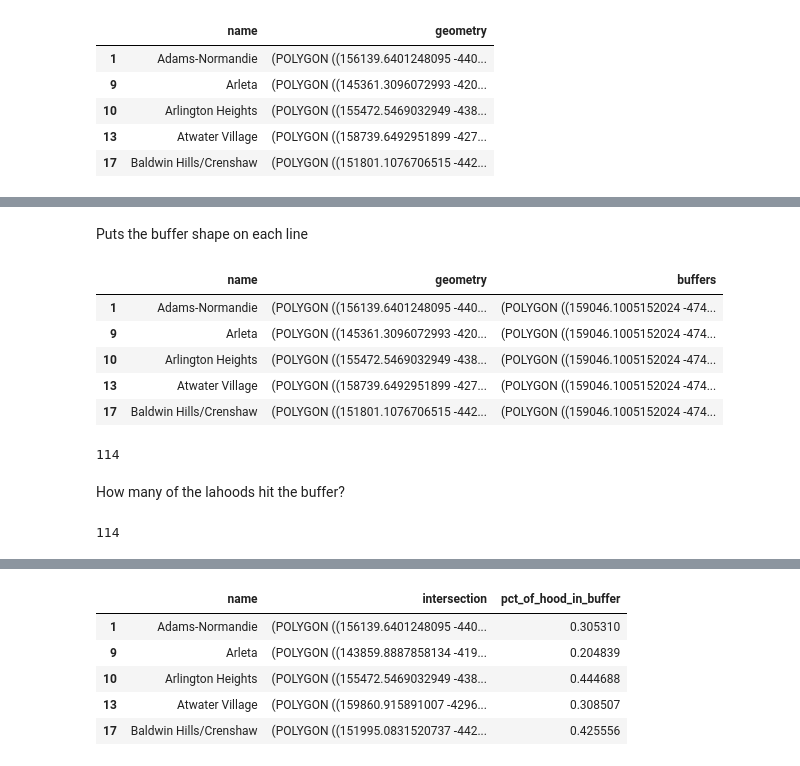
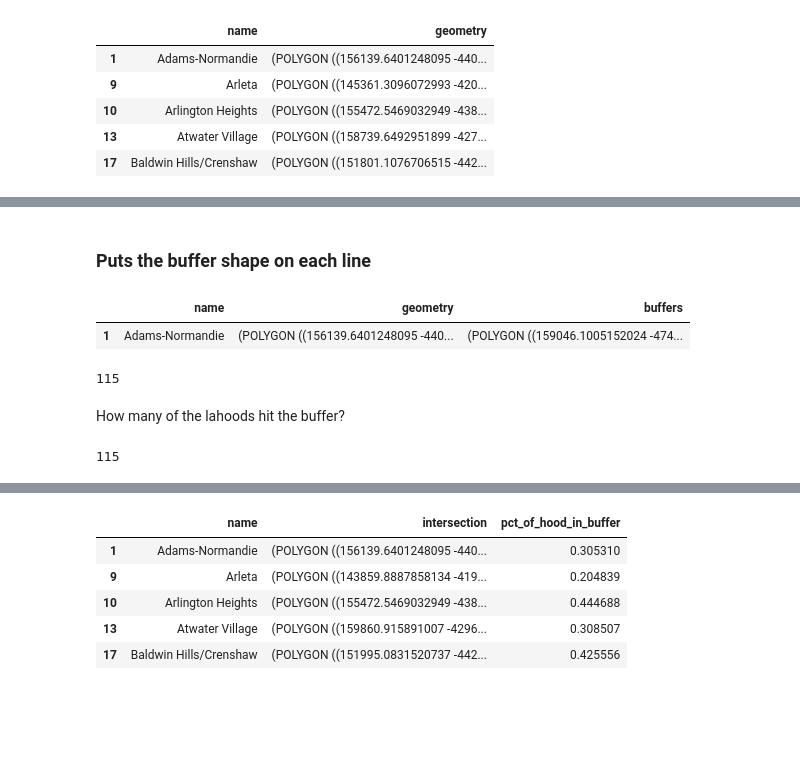
Before and after one commit to stiles/data, a Jupyter notebook: la-city-homeless-buffer-maps/la-homeless-buffers.ipynb, the cells around one changed output, grey strips where cells are left out. Saved outputs shown, nothing was run; the diff lists cells and outputs as text; code cells hidden in the pictures; blank space fills up the shorter version.

```diff
--- a/la-city-homeless-buffer-maps/la-homeless-buffers.ipynb
+++ b/la-city-homeless-buffer-maps/la-homeless-buffers.ipynb
@@ -111,2 +113,2 @@ dtype: float64
 # %%
-hoods = gpd.read_file('raw/la-county-neighborhoods-current.geojson')
+hoods = gpd.read_file('raw/la-county-neighborhoods-current-skidrow.geojson')
@@ -146,20 +149,16 @@ lahoods.head()
 # %% [markdown]
-Puts the buffer shape on each line
+### Puts the buffer shape on each line
 # %%
 lahoods['buffers'] = lahoods['name'].apply(lambda x: allbuffers['buffer'][0])
 # %%
-lahoods.head()
+lahoods.head(1)
 # %% [output]
 |  | name | geometry | buffers |
 | 1 | Adams-Normandie | (POLYGON ((156139.6401248095 -440... | (POLYGON ((159046.1005152024 -474... |
-| 9 | Arleta | (POLYGON ((145361.3096072993 -420... | (POLYGON ((159046.1005152024 -474... |
-| 10 | Arlington Heights | (POLYGON ((155472.5469032949 -438... | (POLYGON ((159046.1005152024 -474... |
-| 13 | Atwater Village | (POLYGON ((158739.6492951899 -427... | (POLYGON ((159046.1005152024 -474... |
-| 17 | Baldwin Hills/Crenshaw | (POLYGON ((151801.1076706515 -442... | (POLYGON ((159046.1005152024 -474... |
 # %%
 len(lahoods)
 # %% [output]
-114
+115
 # %%
 lahoods['hits_buffer'] = lahoods.apply(lambda x: x.geometry.intersects(x.buffers), axis = 1)
 # %% [markdown]
@@ -167,7 +166,7 @@ How many of the lahoods hit the buffer?
 # %%
 lahoods['hits_buffer'].sum()
 # %% [output]
-114
+115
 # %%
 lahoods['intersection'] = lahoods.apply(lambda x: x.geometry.intersection(x.buffers), axis=1)
 # %%
```
Also changed, not shown: parts of 7 cells of this notebook, 8 other files.
